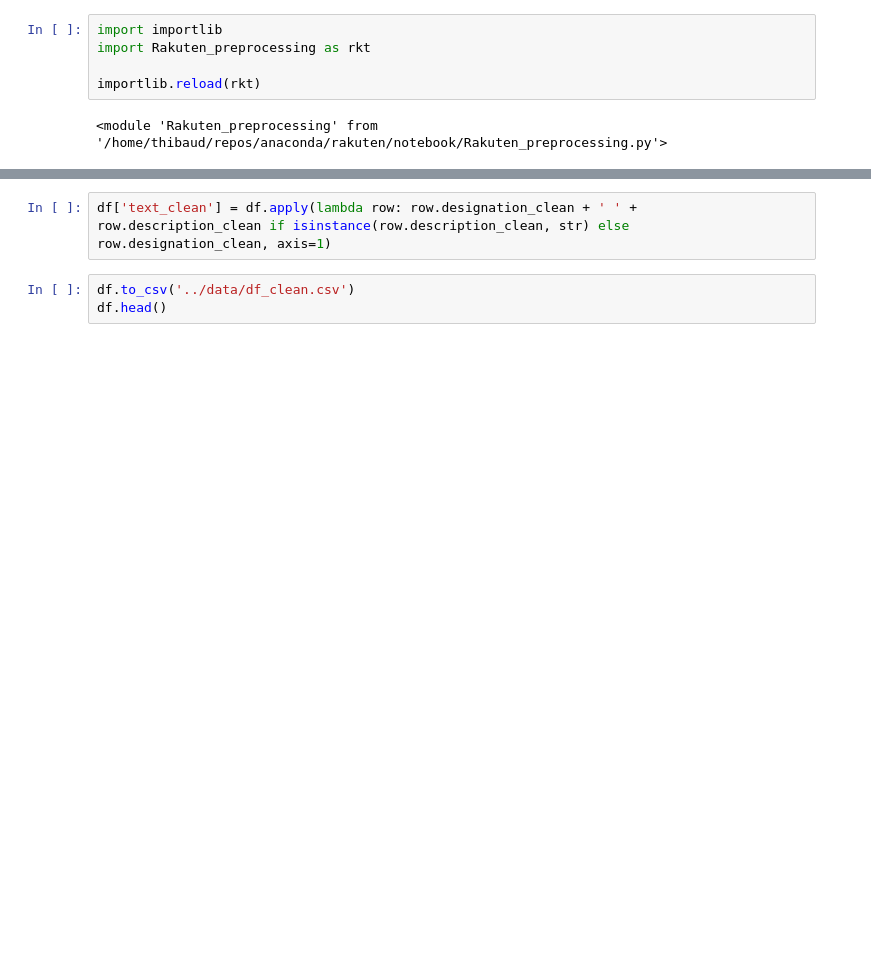
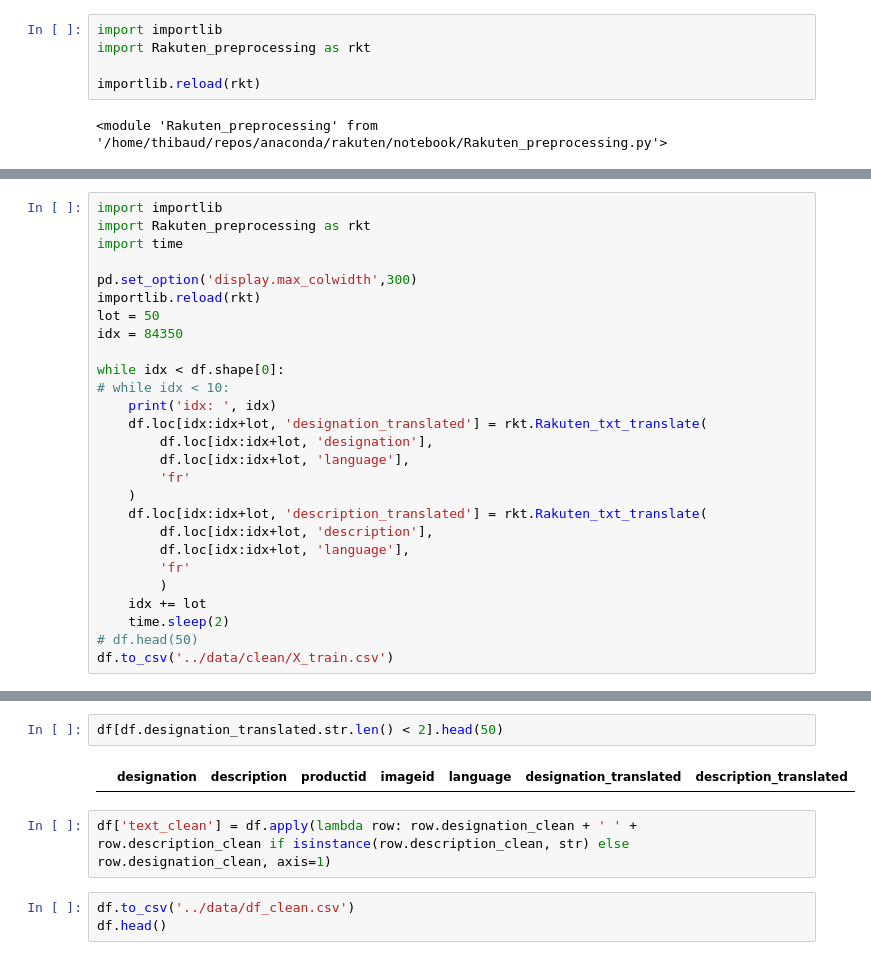
Before and after one commit to Konarovic/Rakuten, a Jupyter notebook: notebook/translate.ipynb, the cells around one changed output, grey strips where cells are left out. Saved outputs shown, nothing was run; the diff lists cells and outputs as text; blank space fills up the shorter version.

```diff
--- a/notebook/translate.ipynb
+++ b/notebook/translate.ipynb
@@ -78,0 +47,27 @@ df.head()
+# %%
+import importlib
+import Rakuten_preprocessing as rkt
+import time
+
+pd.set_option('display.max_colwidth',300)
+importlib.reload(rkt)
+lot = 50
+idx = 84350
+
+while idx < df.shape[0]:
+# while idx < 10:
+    print('idx: ', idx)
+    df.loc[idx:idx+lot, 'designation_translated'] = rkt.Rakuten_txt_translate(
+        df.loc[idx:idx+lot, 'designation'],
+        df.loc[idx:idx+lot, 'language'],
+        'fr'
+    )
+    df.loc[idx:idx+lot, 'description_translated'] = rkt.Rakuten_txt_translate(
+        df.loc[idx:idx+lot, 'description'],
+        df.loc[idx:idx+lot, 'language'],
+        'fr'
+        )
+    idx += lot
+    time.sleep(2)
+# df.head(50)
+df.to_csv('../data/clean/X_train.csv')
@@ -79,3 +87,7 @@ df.head()
+# %%
+df[df.designation_translated.str.len() < 2].head(50)
+# %% [output]
+|  | designation | description | productid | imageid | language | designation_translated | description_translated |
 # %%
 df['text_clean'] = df.apply(lambda row: row.designation_clean + ' ' + row.description_clean if isinstance(row.description_clean, str) else row.designation_clean, axis=1)
 # %%
```
Also changed, not shown: parts of 8 cells of this notebook, 2 other files.
